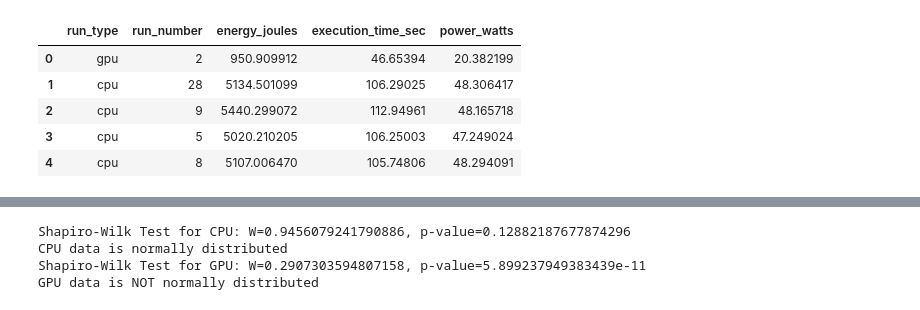
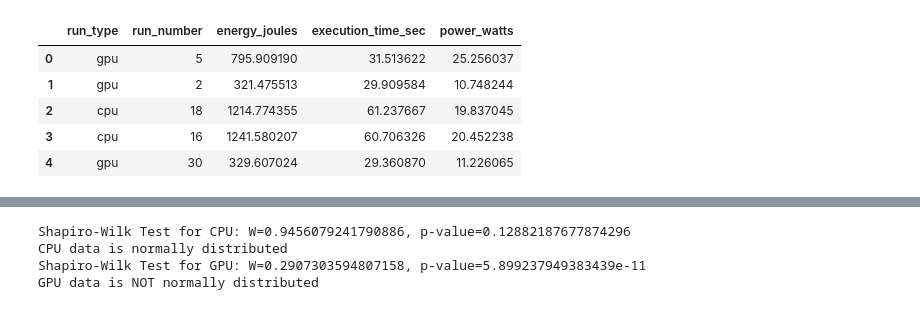
Before and after one commit to Matthijs-Vossen/SSE-group3-project1, a Jupyter notebook: src/statistical_analysis.ipynb, the cells around one changed output, grey strips where cells are left out. Saved outputs shown, nothing was run; the diff lists cells and outputs as text; code cells hidden in the pictures.

```diff
--- a/src/statistical_analysis.ipynb
+++ b/src/statistical_analysis.ipynb
@@ -1,26 +1,26 @@
 # %%
 import pandas as pd
 import seaborn as sns
 import matplotlib.pyplot as plt
 from scipy.stats import shapiro, mannwhitneyu, ttest_ind
 import numpy as np
 
 # # Load the data
 # data1 = pd.read_csv('../results/experiment_results_melle.csv')
 # data2 = pd.read_csv('../results/experiment_results_scott.csv')
 # data3 = pd.read_csv('../results/experiment_results_matthijs.csv')
 
-data = pd.read_csv('../results/experiment_results_melle.csv')
+data = pd.read_csv('../results/experiment_results_matthijs.csv')
 data['power_watts'] = data['energy_joules'] / data['execution_time_sec']
 
 data.head()
 # %% [output]
 |  | run_type | run_number | energy_joules | execution_time_sec | power_watts |
-| 0 | gpu | 2 | 950.909912 | 46.65394 | 20.382199 |
-| 1 | cpu | 28 | 5134.501099 | 106.29025 | 48.306417 |
-| 2 | cpu | 9 | 5440.299072 | 112.94961 | 48.165718 |
-| 3 | cpu | 5 | 5020.210205 | 106.25003 | 47.249024 |
-| 4 | cpu | 8 | 5107.006470 | 105.74806 | 48.294091 |
+| 0 | gpu | 5 | 795.909190 | 31.513622 | 25.256037 |
+| 1 | gpu | 2 | 321.475513 | 29.909584 | 10.748244 |
+| 2 | cpu | 18 | 1214.774355 | 61.237667 | 19.837045 |
+| 3 | cpu | 16 | 1241.580207 | 60.706326 | 20.452238 |
+| 4 | gpu | 30 | 329.607024 | 29.360870 | 11.226065 |
 # %%
 
 # Violin plot
```
Also changed, not shown: parts of 2 cells of this notebook, 3 other files.
